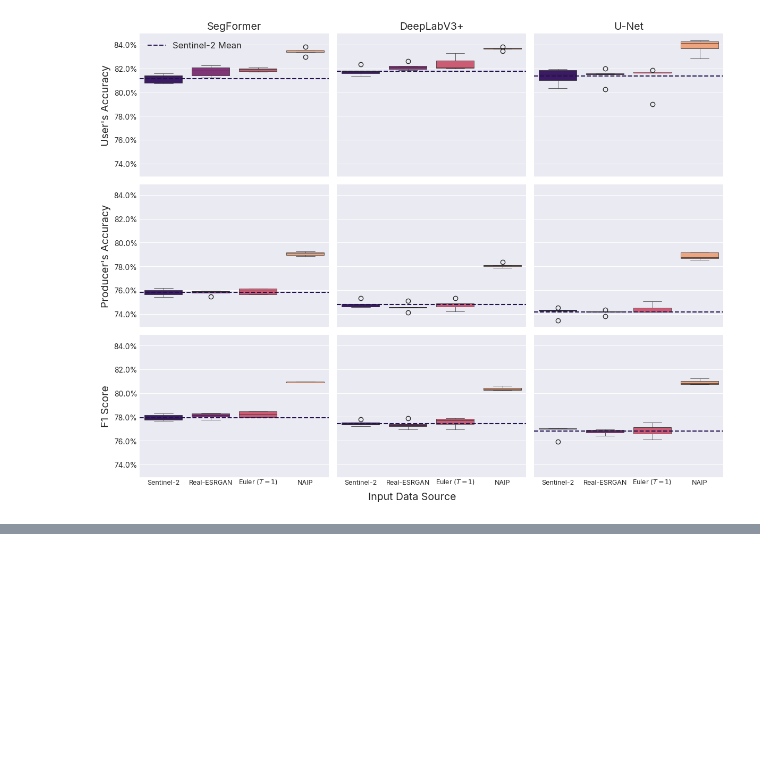
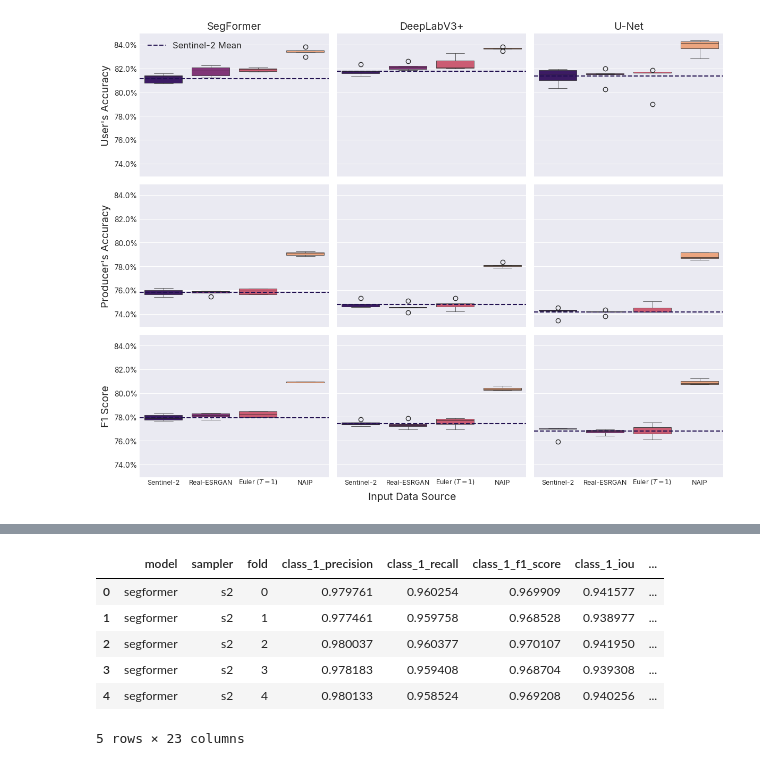
Before and after one commit to DakotaHester/s2flow, a Jupyter notebook: notebooks/plot_sampling.ipynb, the cells around one changed output, grey strips where cells are left out. Cells and saved outputs as stored; diff of their text form; code cells hidden in the pictures; blank space fills up the shorter version.

```diff
--- a/notebooks/plot_sampling.ipynb
+++ b/notebooks/plot_sampling.ipynb
@@ -1780,3 +1793,14 @@ for csv_path in Path(base_path).glob('**/lc_per_class_metrics.csv'):
+# %%
+class_wise_metrics_df = pd.read_csv('../runs/s2flow_lc_sampling_steps_sweep/class_wise_metrics.csv')
+class_wise_metrics_df.head()
+# %% [output]
+|  | model | sampler | fold | class_1_precision | class_1_recall | class_1_f1_score | class_1_iou | ... |
+| 0 | segformer | s2 | 0 | 0.979761 | 0.960254 | 0.969909 | 0.941577 | ... |
+| 1 | segformer | s2 | 1 | 0.977461 | 0.959758 | 0.968528 | 0.938977 | ... |
+| 2 | segformer | s2 | 2 | 0.980037 | 0.960377 | 0.970107 | 0.941950 | ... |
+| 3 | segformer | s2 | 3 | 0.978183 | 0.959408 | 0.968704 | 0.939308 | ... |
+| 4 | segformer | s2 | 4 | 0.980133 | 0.958524 | 0.969208 | 0.940256 | ... |
+5 rows × 23 columns
 # %%
 
 # 1. Pre-process data to calculate Delta
```
Also changed, not shown: parts of 2 cells of this notebook, 3 other files.
